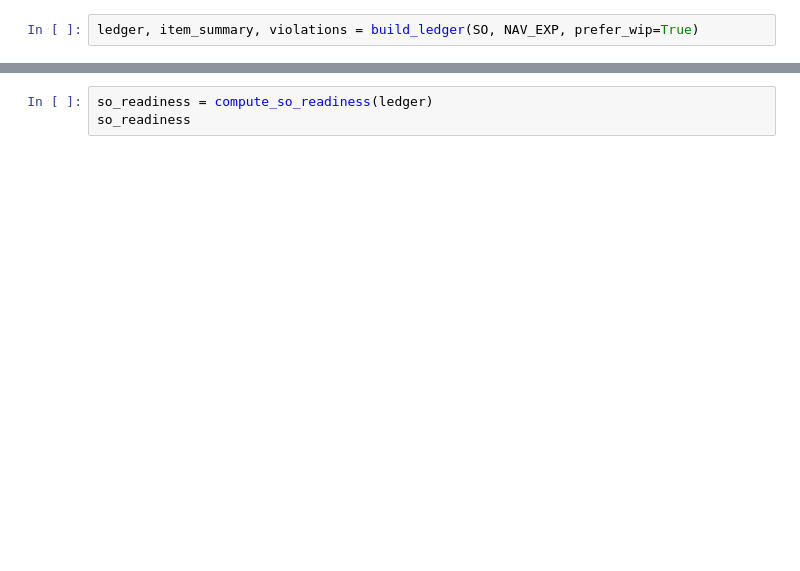
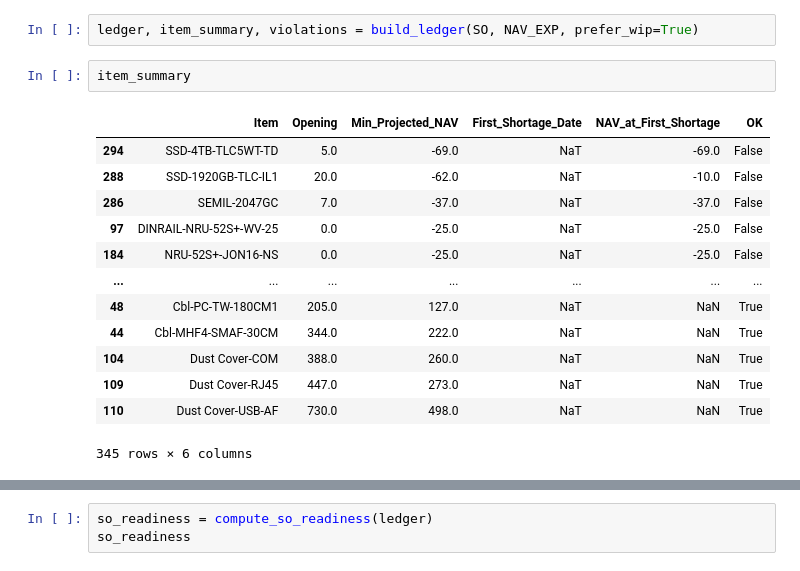
Before and after one commit to playoung2818/POD_NAV, a Jupyter notebook: LT Check(ZC).ipynb, the cells around one changed output, grey strips where cells are left out. Cells and saved outputs as stored; diff of their text form; blank space fills up the shorter version.

```diff
--- a/LT Check(ZC).ipynb
+++ b/LT Check(ZC).ipynb
@@ -377,3 +386,19 @@ def compute_so_readiness(ledger: pd.DataFrame) -> pd.DataFrame:
 # %%
 ledger, item_summary, violations = build_ledger(SO, NAV_EXP, prefer_wip=True)
+# %%
+item_summary
+# %% [output]
+|  | Item | Opening | Min_Projected_NAV | First_Shortage_Date | NAV_at_First_Shortage | OK |
+| 294 | SSD-4TB-TLC5WT-TD | 5.0 | -69.0 | NaT | -69.0 | False |
+| 288 | SSD-1920GB-TLC-IL1 | 20.0 | -62.0 | NaT | -10.0 | False |
+| 286 | SEMIL-2047GC | 7.0 | -37.0 | NaT | -37.0 | False |
+| 97 | DINRAIL-NRU-52S+-WV-25 | 0.0 | -25.0 | NaT | -25.0 | False |
+| 184 | NRU-52S+-JON16-NS | 0.0 | -25.0 | NaT | -25.0 | False |
+| ... | ... | ... | ... | ... | ... | ... |
+| 48 | Cbl-PC-TW-180CM1 | 205.0 | 127.0 | NaT | NaN | True |
+| 44 | Cbl-MHF4-SMAF-30CM | 344.0 | 222.0 | NaT | NaN | True |
+| 104 | Dust Cover-COM | 388.0 | 260.0 | NaT | NaN | True |
+| 109 | Dust Cover-RJ45 | 447.0 | 273.0 | NaT | NaN | True |
+| 110 | Dust Cover-USB-AF | 730.0 | 498.0 | NaT | NaN | True |
+345 rows × 6 columns
 # %%
```
Also changed, not shown: parts of 4 cells of this notebook.
